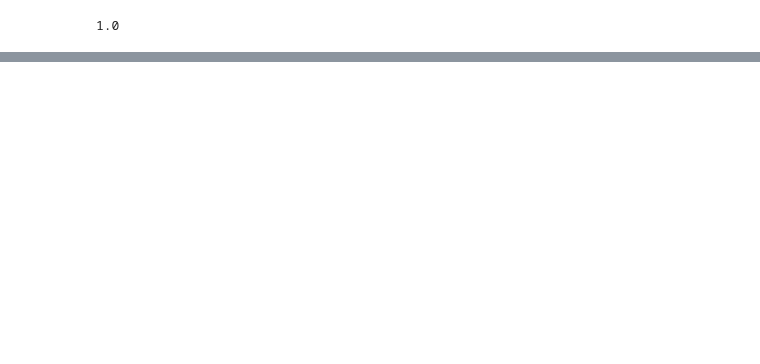
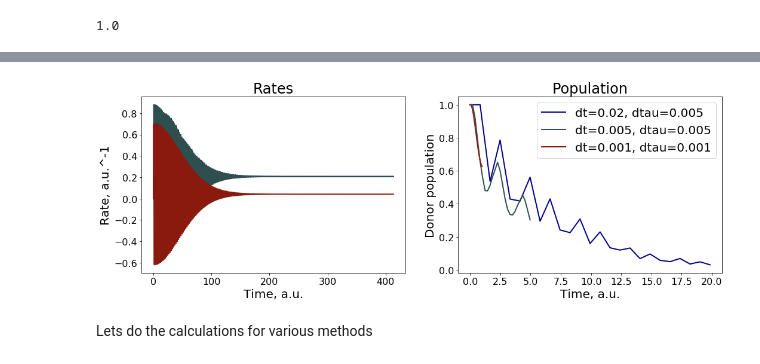
Before and after one commit to Quantum-Dynamics-Hub/libra-code, a Jupyter notebook: notebooks/Example10_FGR/fgr_example1.ipynb, the cells around one changed output, grey strips where cells are left out. Saved outputs shown, nothing was run; the diff lists cells and outputs as text; code cells hidden in the pictures; blank space fills up the shorter version.

Commit message:
Doc Challenge Day 48: Extended the documentation of the fgr_py module. Improved the first FGR Jupyter tutorial - added a convergence study and comparison of different methods

```diff
--- a/notebooks/Example10_FGR/fgr_example1.ipynb
+++ b/notebooks/Example10_FGR/fgr_example1.ipynb
@@ -91,0 +192,34 @@ print V
+# %%
+plt.figure(1, figsize=(18, 12)) # dpi=300, frameon=False)
+plt.subplot(2,2,1)
+plt.title('Rates')
+plt.xlabel('Time, a.u.')
+plt.ylabel('Rate, a.u.^-1')
+#plt.plot(time0, rate0, label='dt=0.1, dtau=0.02', linewidth=2, color = colors["11"])
+#plt.plot(time1, rate1, label='dt=0.1, dtau=0.01', linewidth=2, color = colors["21"])
+#plt.plot(time2, rate2, label='dt=0.1, dtau=0.005', linewidth=2, color = colors["31"])
+plt.plot(time3, rate3, label='dt=0.02, dtau=0.005', linewidth=2, color = colors["32"])
+plt.plot(time4, rate4, label='dt=0.005, dtau=0.005', linewidth=2, color = colors["41"])
+plt.plot(time5, rate5, label='dt=0.001, dtau=0.001', linewidth=2, color = colors["11"])
+#plt.legend()
+
+plt.subplot(2,2,2)
+plt.title('Population')
+plt.xlabel('Time, a.u.')
+plt.ylabel('Donor population')
+
+N = len(time0)
+xmin, xmax = 0, N/4
+
+#plt.plot(time0[xmin:xmax], pop0[xmin:xmax], label='dt=0.1, dtau=0.02', linewidth=2, color = colors["11"])
+#plt.plot(time1[xmin:xmax], pop1[xmin:xmax], label='dt=0.1, dtau=0.01', linewidth=2, color = colors["21"])
+#plt.plot(time2[xmin:xmax], pop2[xmin:xmax], label='dt=0.1, dtau=0.005', linewidth=2, color = colors["31"])
+plt.plot(time3[xmin:xmax], pop3[xmin:xmax], label='dt=0.02, dtau=0.005', linewidth=2, color = colors["32"])
+plt.plot(time4[xmin:xmax], pop4[xmin:xmax], label='dt=0.005, dtau=0.005', linewidth=2, color = colors["41"])
+plt.plot(time5[xmin:xmax], pop5[xmin:xmax], label='dt=0.001, dtau=0.001', linewidth=2, color = colors["11"])
+plt.legend()
+
+plt.show()
+plt.close()
+# %% [output]
+[figure, added]
@@ -92 +230,3 @@ print V
+# %% [markdown]
+Lets do the calculations for various methods
 # %%
```
Also changed, not shown: parts of 30 cells of this notebook, 1 other file.
